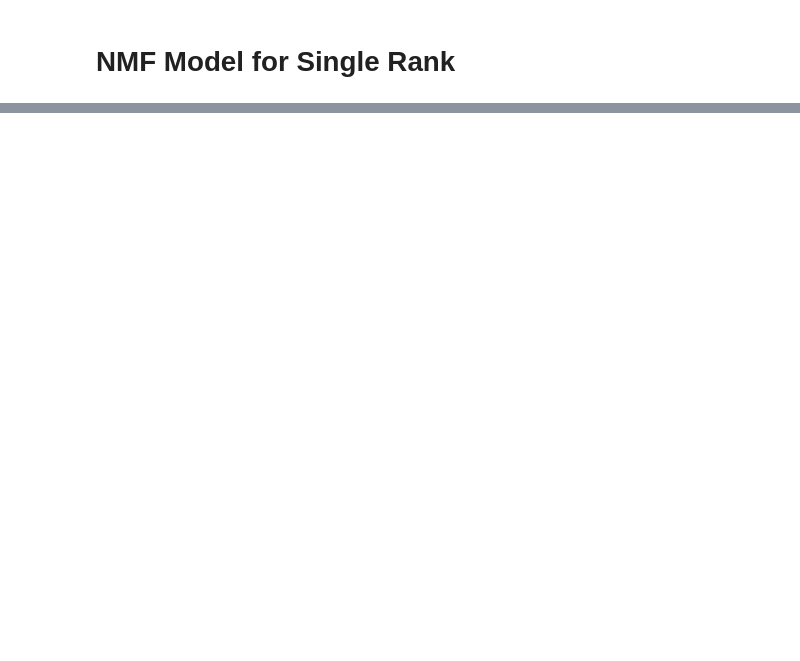
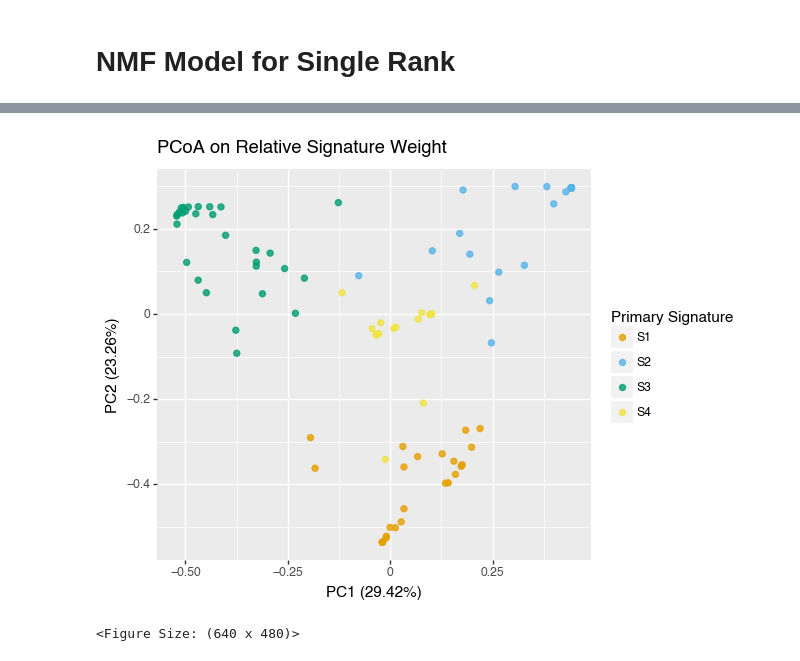
Before and after one commit to apduncan/enteroflow, a Jupyter notebook: resources/rank_decomposition.ipynb, the cells around one changed output, grey strips where cells are left out. Saved outputs shown, nothing was run; the diff lists cells and outputs as text; code cells hidden in the pictures; blank space fills up the shorter version.

```diff
--- a/resources/rank_decomposition.ipynb
+++ b/resources/rank_decomposition.ipynb
@@ -56,0 +103,8 @@ top_model.save(out_dir="model", compress=False)
+# %%
+(
+    top_model.plot_pcoa() +
+    pn.ggtitle("PCoA on Relative Signature Weight")
+)
+# %% [output]
+[figure, added]
+<Figure Size: (640 x 480)>
```
Also changed, not shown: parts of 23 cells of this notebook, 2 other files.
